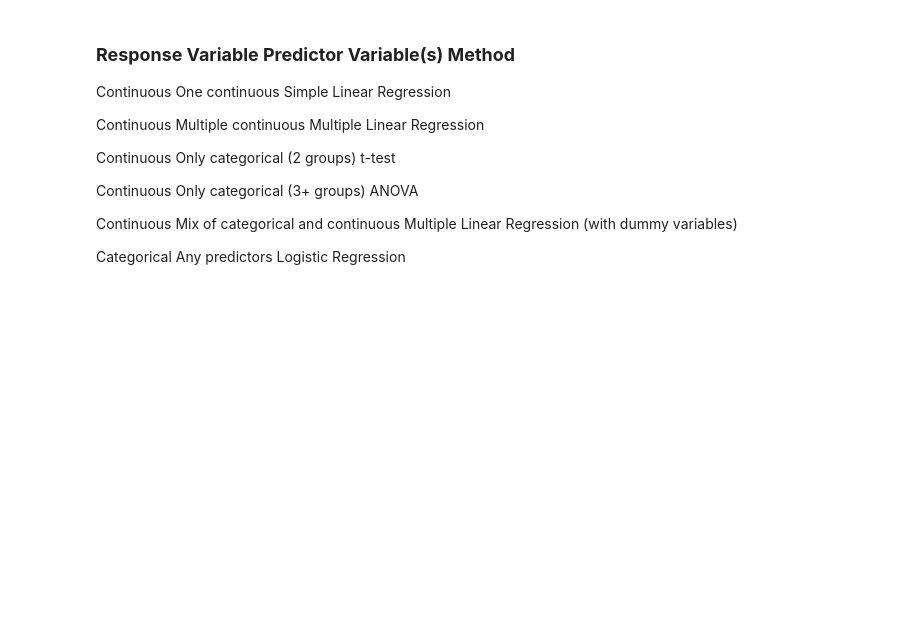
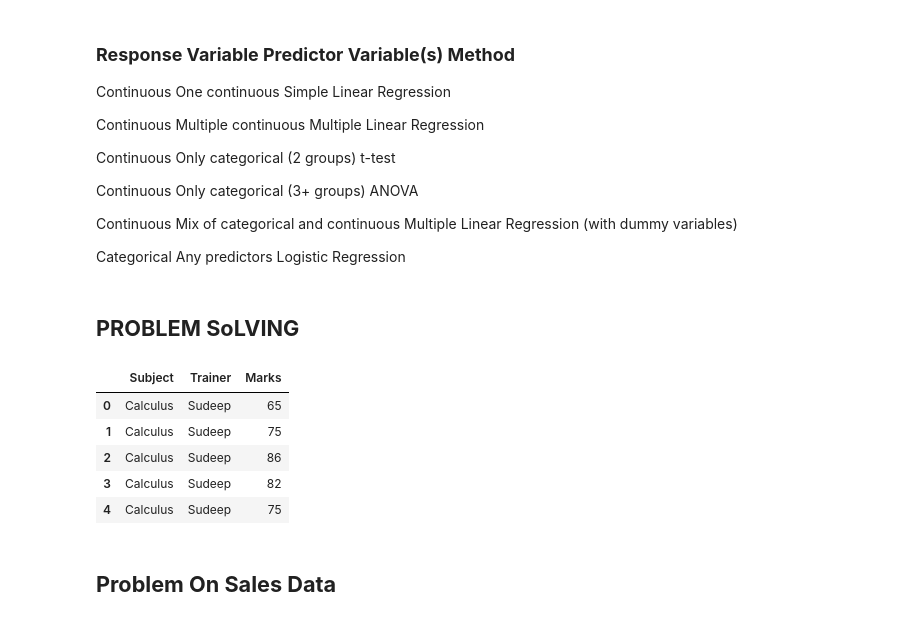
Before and after one commit to SujalGodse/Pratical_Machine_Learning-PML-, a Jupyter notebook: PML_Day2.ipynb, the cells around one changed output. Saved outputs shown, nothing was run; the diff lists cells and outputs as text; code cells hidden in the pictures; blank space fills up the shorter version.

```diff
--- a/PML_Day2.ipynb
+++ b/PML_Day2.ipynb
@@ -323,3 +323,17 @@ Continuous	Only categorical (3+ groups)	ANOVA
 Continuous	Mix of categorical and continuous	Multiple Linear Regression (with dummy variables)
 
 Categorical	Any predictors	Logistic Regression
+# %% [markdown]
+## **PROBLEM SoLVING**
+# %%
+df = pd.read_excel('/content/drive/MyDrive/CDAC/Marks.xlsx')
+df.head()
+# %% [output]
+|  | Subject | Trainer | Marks |
+| 0 | Calculus | Sudeep | 65 |
+| 1 | Calculus | Sudeep | 75 |
+| 2 | Calculus | Sudeep | 86 |
+| 3 | Calculus | Sudeep | 82 |
+| 4 | Calculus | Sudeep | 75 |
+# %% [markdown]
+## **Problem On Sales Data**
```
Also changed, not shown: parts of 4 cells of this notebook.
